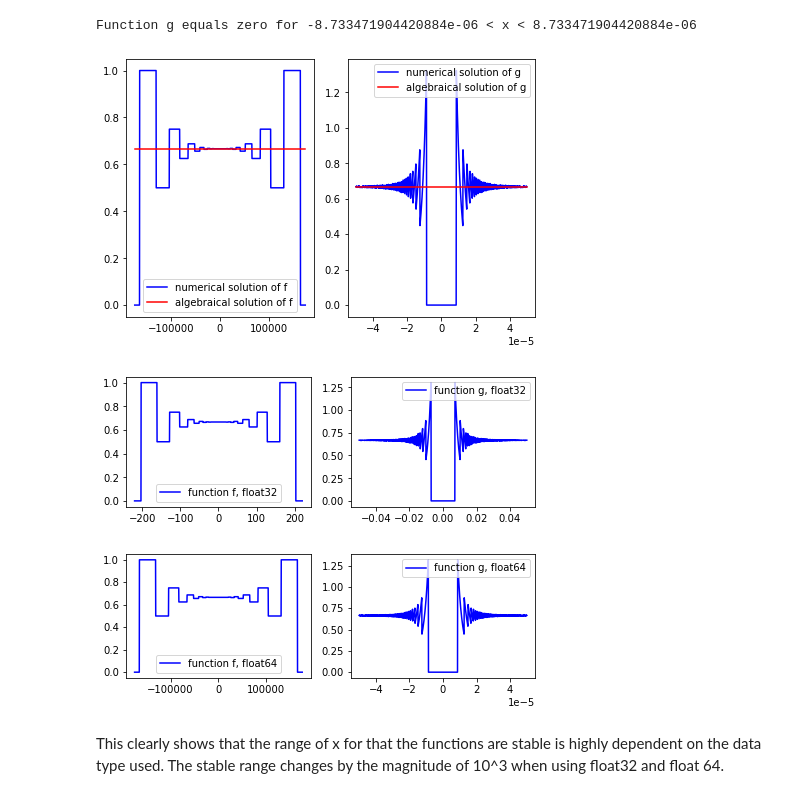
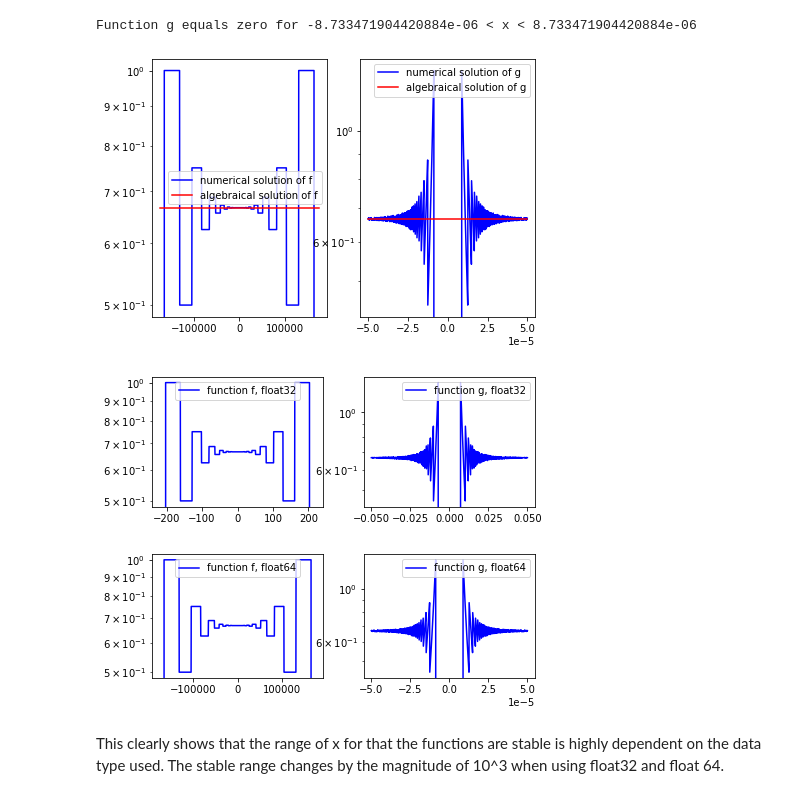
Before and after one commit to ttros/SMD, a Jupyter notebook: 1/exercise_1.ipynb, the cells around one changed output. Saved outputs shown, nothing was run; the diff lists cells and outputs as text; code cells hidden in the pictures.

```diff
--- a/1/exercise_1.ipynb
+++ b/1/exercise_1.ipynb
@@ -114,6 +114,7 @@ plt.plot(xx, f(xx), 'b', label='numerical solution of f')
 plt.plot(xx, 0*xx+2/3, 'r', label='algebraical solution of f')
 plt.tight_layout(pad=0, h_pad=1.08, w_pad=1.08)
 plt.legend()
+plt.yscale('log')
 
 # plot function g
 plt.subplot(1,2,2)
@@ -122,11 +123,11 @@ plt.plot(xx, g(xx), 'b', label='numerical solution of g')
 plt.plot(xx, 0*xx+2/3, 'r', label='algebraical solution of g')
 plt.tight_layout(pad=0, h_pad=1.08, w_pad=1.08)
 plt.legend()
-
+plt.yscale('log')
 plt.show()
 plt.close()
 # %% [output]
-[figure, old version]
+[figure, new version]
 # %%
 # comparing data types float32 and float64
 # plot function f float 32
@@ -135,36 +136,40 @@ xx = np.linspace(-220, 220, 1000, dtype='float32')
 plt.plot(xx, f(xx), 'b', label='function f, float32')
 plt.tight_layout(pad=0, h_pad=1.08, w_pad=1.08)
 plt.legend()
+plt.yscale('log')
 
 # plot function g float 32
 plt.subplot(2,2,2)
 xx = np.linspace(-0.5*10**-1,0.5*10**-1, 1000, dtype='float32')
 plt.plot(xx, g(xx), 'b', label='function g, float32')
 plt.tight_layout(pad=0, h_pad=1.08, w_pad=1.08)
 plt.legend()
+plt.yscale('log')
 
 plt.show()
 plt.close()
 
 # plot function f float 64
 plt.subplot(2,2,3)
 xx = np.linspace(-175000, 175000, 1000, dtype='float64')
 plt.plot(xx, f(xx), 'b', label='function f, float64')
 plt.tight_layout(pad=0, h_pad=1.08, w_pad=1.08)
 plt.legend()
+plt.yscale('log')
 
 # plot function g float 64
 plt.subplot(2,2,4)
 xx = np.linspace(-0.5*10**-4,0.5*10**-4, 1000, dtype='float64')
 plt.plot(xx, g(xx), 'b', label='function g, float64')
 plt.tight_layout(pad=0, h_pad=1.08, w_pad=1.08)
 plt.legend()
+plt.yscale('log')
 
 plt.show()
 plt.close()
 # %% [output]
-[figure, old version]
+[figure, new version]
-[figure, old version]
+[figure, new version]
 # %% [markdown]
 This clearly shows that the range of x for that the functions are stable is highly dependent on the data type used.
 The stable range changes by the magnitude of 10^3 when using float32 and float 64.
```
Also changed, not shown: 3 other files.
